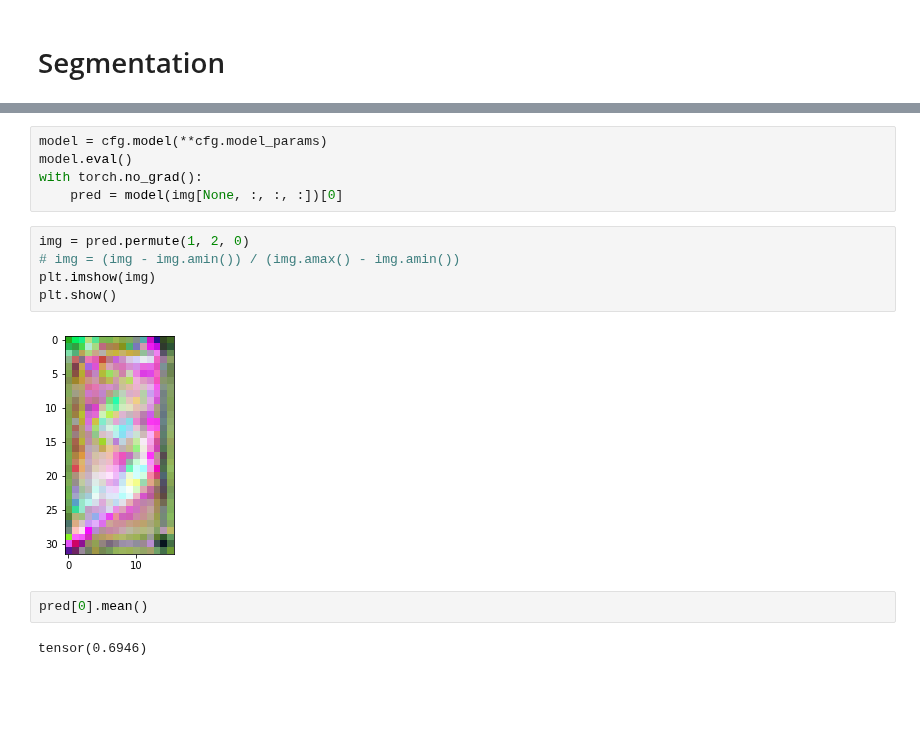
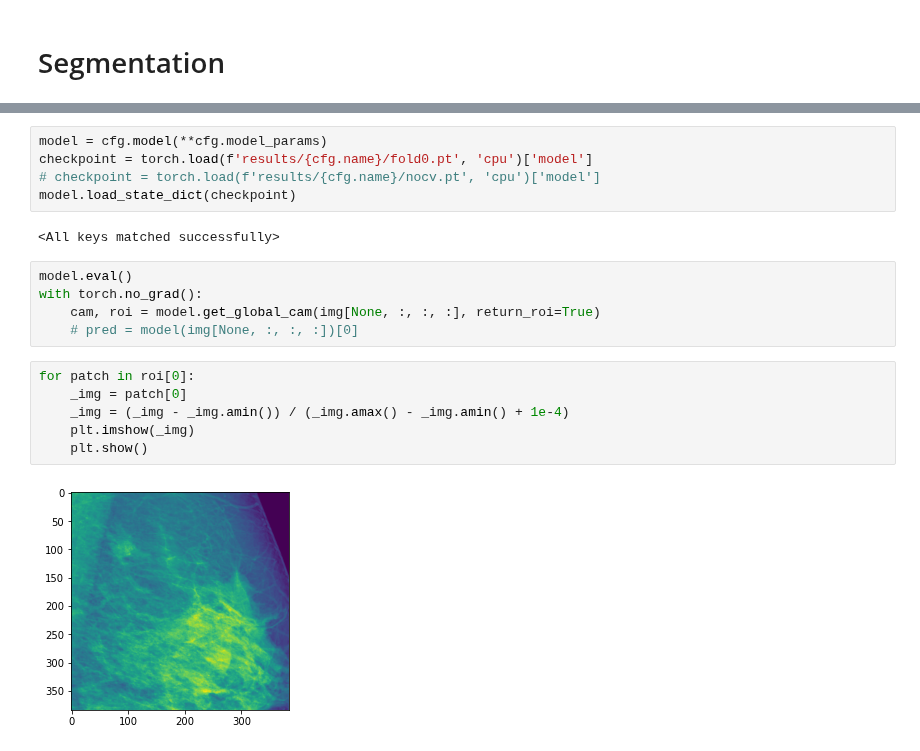
Before and after one commit to analokmaus/kaggle-rsna-breast-cancer, a Jupyter notebook: 01_post_analysis.ipynb, the cells around one changed output, grey strips where cells are left out. Saved outputs shown, nothing was run; the diff lists cells and outputs as text; blank space fills up the shorter version.

```diff
--- a/01_post_analysis.ipynb
+++ b/01_post_analysis.ipynb
@@ -377,16 +428,20 @@ plt.close()
+# %%
+model = cfg.model(**cfg.model_params)
+checkpoint = torch.load(f'results/{cfg.name}/fold0.pt', 'cpu')['model']
+# checkpoint = torch.load(f'results/{cfg.name}/nocv.pt', 'cpu')['model']
+model.load_state_dict(checkpoint)
+# %% [output]
+<All keys matched successfully>
 # %%
-model = cfg.model(**cfg.model_params)
 model.eval()
 with torch.no_grad():
-    pred = model(img[None, :, :, :])[0]
+    cam, roi = model.get_global_cam(img[None, :, :, :], return_roi=True)
+    # pred = model(img[None, :, :, :])[0]
-# %%
-img = pred.permute(1, 2, 0)
-# img = (img - img.amin()) / (img.amax() - img.amin())
-plt.imshow(img)
-plt.show()
-# %% [output]
-[figure, removed]
-# %%
-pred[0].mean()
-# %% [output]
-tensor(0.6946)
+# %%
+for patch in roi[0]:
+    _img = patch[0]
+    _img = (_img - _img.amin()) / (_img.amax() - _img.amin() + 1e-4)
+    plt.imshow(_img)
+    plt.show()
+# %% [output]
+[figure, added]
```
Also changed, not shown: parts of 7 cells of this notebook, 8 other files.
